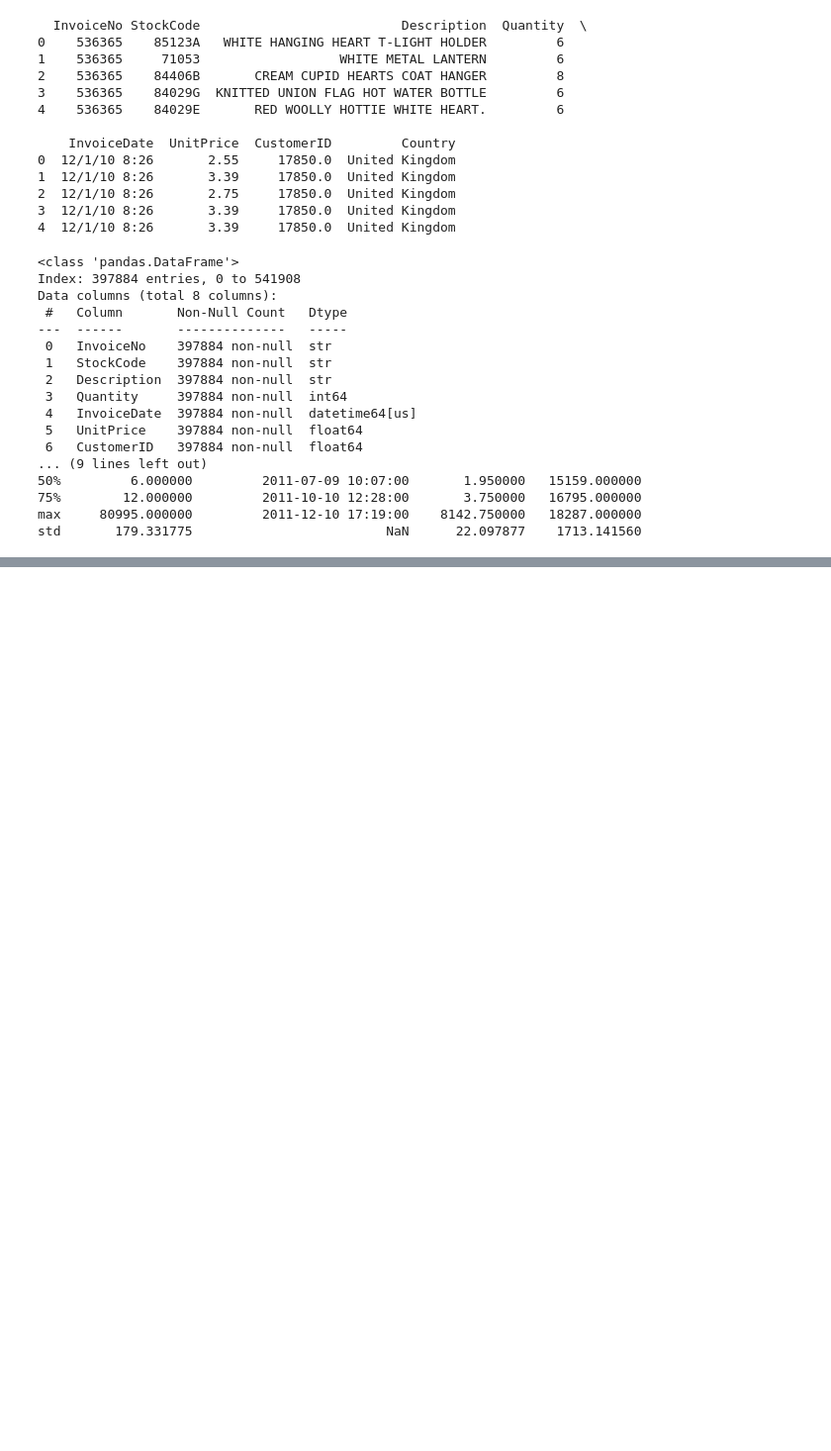
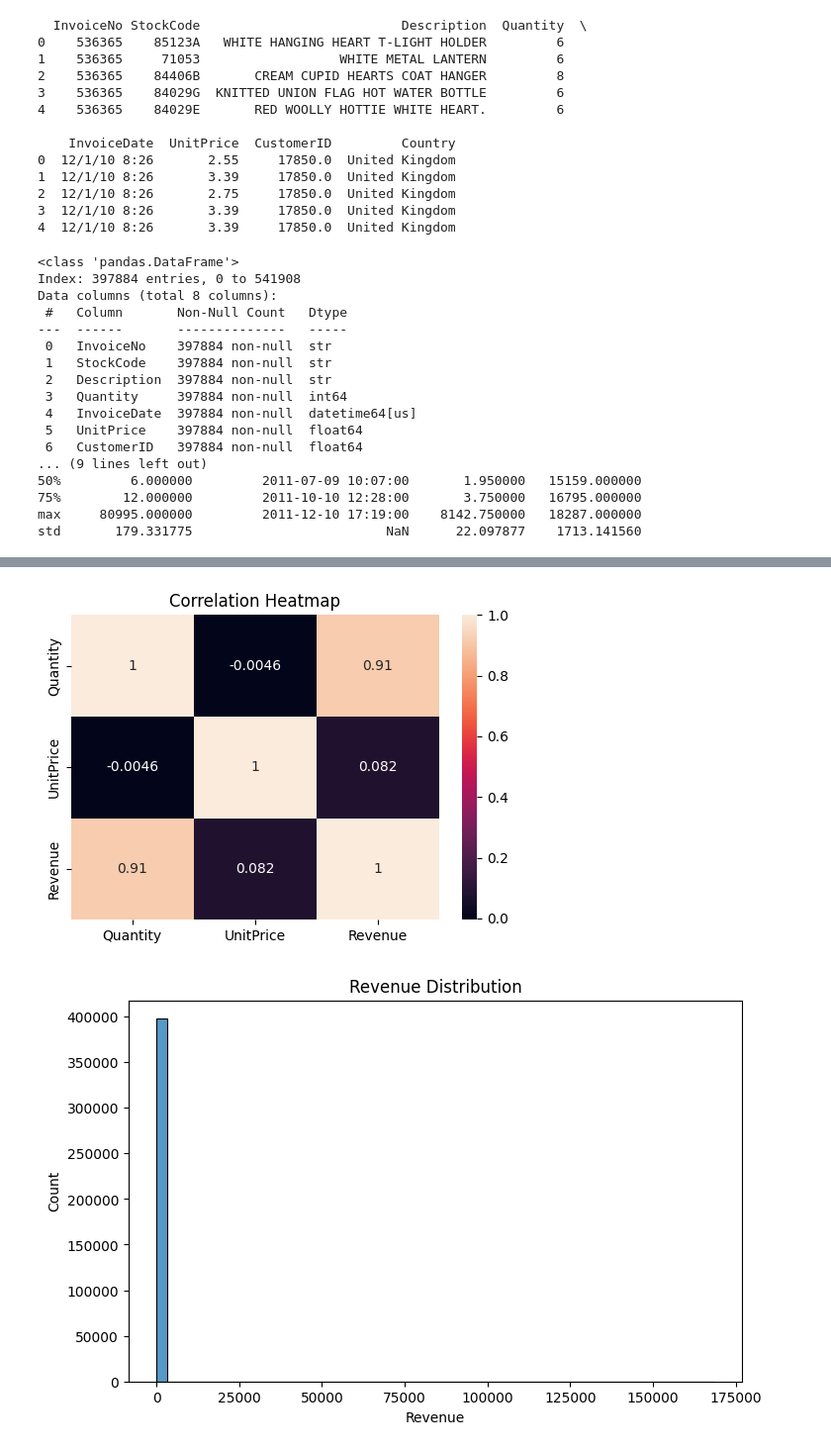
Before and after one commit to sudheerabalagam/retail-sales-analysis, a Jupyter notebook: Notebooks/eda.ipynb, the cells around one changed output, grey strips where cells are left out. Shown at 99% size. Drawn from its saved outputs; the diff is of its cells as text; code cells hidden in the pictures; blank space fills up the shorter version.

```diff
--- a/Notebooks/eda.ipynb
+++ b/Notebooks/eda.ipynb
@@ -95,0 +240,24 @@ push_to_github("Step 3: EDA completed")
+# %%
+# Step 6: Visualization
+
+# Heatmap for correlation
+plt.figure(figsize=(6,4))
+sns.heatmap(df[['Quantity','UnitPrice','Revenue']].corr(), annot=True)
+plt.title("Correlation Heatmap")
+plt.show()
+
+# Revenue distribution
+plt.figure(figsize=(8,5))
+sns.histplot(df['Revenue'], bins=50)
+plt.title("Revenue Distribution")
+plt.show()
+
+sns.histplot(df['Revenue'], bins=50, stat="percent")
+plt.title("Revenue Distribution (%)")
+plt.show()
+
+# Push to GitHub
+push_to_github("Step 6: Visualization completed")
+# %% [output]
+[figure, added]
+[figure, added]
```
Also changed, not shown: parts of 5 cells of this notebook.
